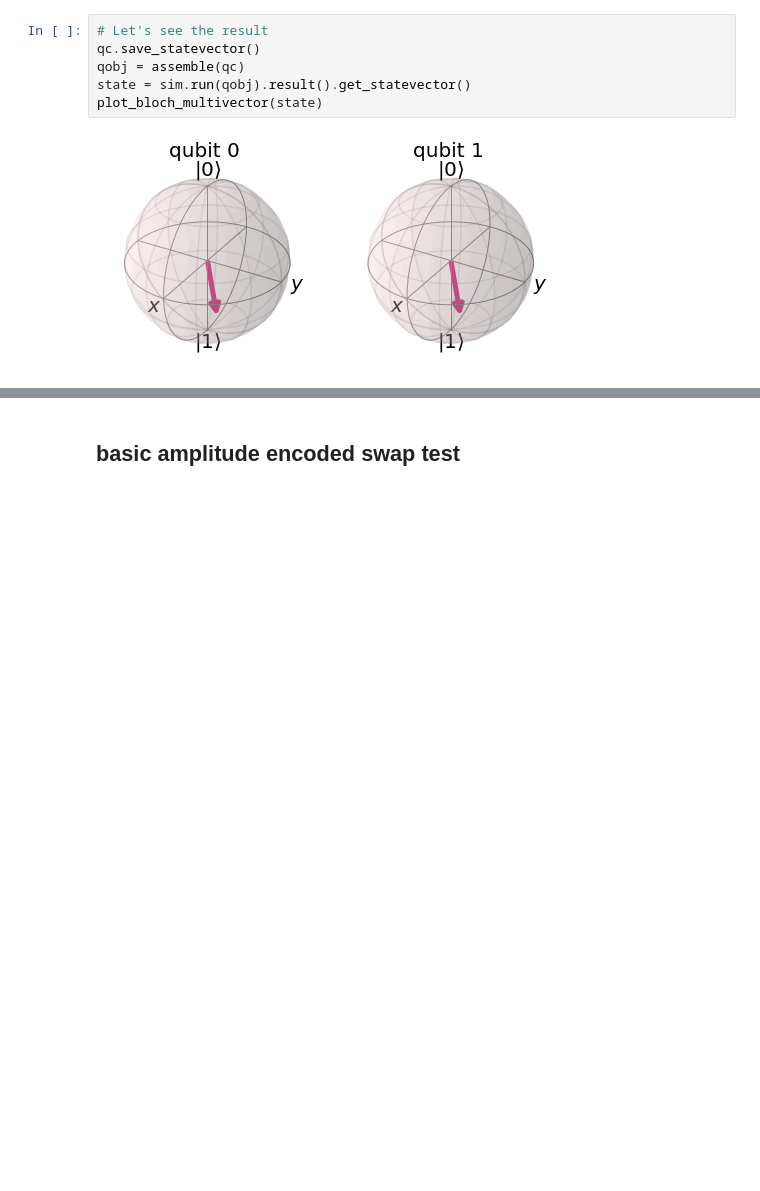
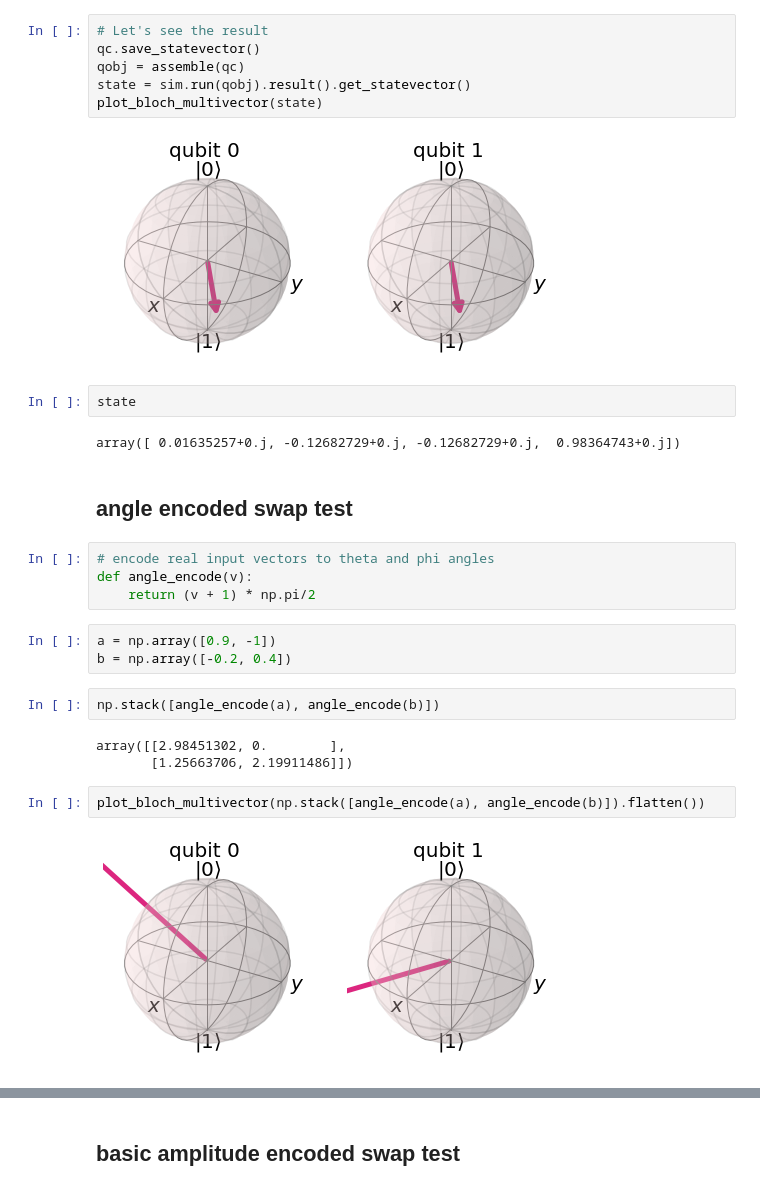
Before and after one commit to kingusiu/laspaclu, a Jupyter notebook: playground/swap_test.ipynb, the cells around one changed output, grey strips where cells are left out. Cells and saved outputs as stored; diff of their text form; blank space fills up the shorter version.

```diff
--- a/playground/swap_test.ipynb
+++ b/playground/swap_test.ipynb
@@ -268,3 +268,25 @@ state = sim.run(qobj).result().get_statevector()
 plot_bloch_multivector(state)
 # %% [output]
 [figure]
+# %%
+state
+# %% [output]
+array([ 0.01635257+0.j, -0.12682729+0.j, -0.12682729+0.j,  0.98364743+0.j])
+# %% [markdown]
+## angle encoded swap test
+# %%
+# encode real input vectors to theta and phi angles
+def angle_encode(v):
+    return (v + 1) * np.pi/2
+# %%
+a = np.array([0.9, -1])
+b = np.array([-0.2, 0.4])
+# %%
+np.stack([angle_encode(a), angle_encode(b)])
+# %% [output]
+array([[2.98451302, 0.        ],
+       [1.25663706, 2.19911486]])
+# %%
+plot_bloch_multivector(np.stack([angle_encode(a), angle_encode(b)]).flatten())
+# %% [output]
+[figure, added]
```
Also changed, not shown: parts of 13 cells of this notebook, 2 other files.
